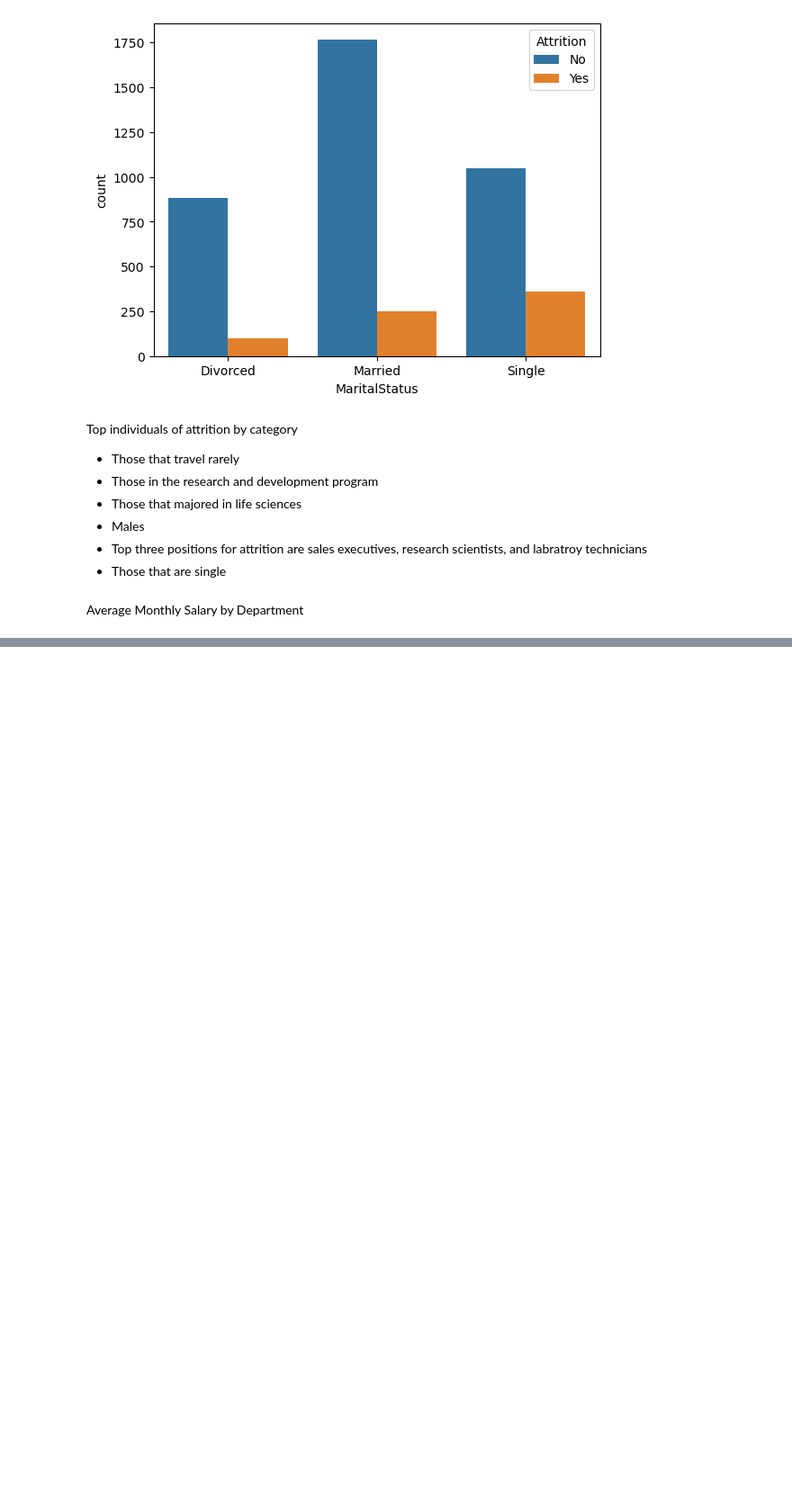
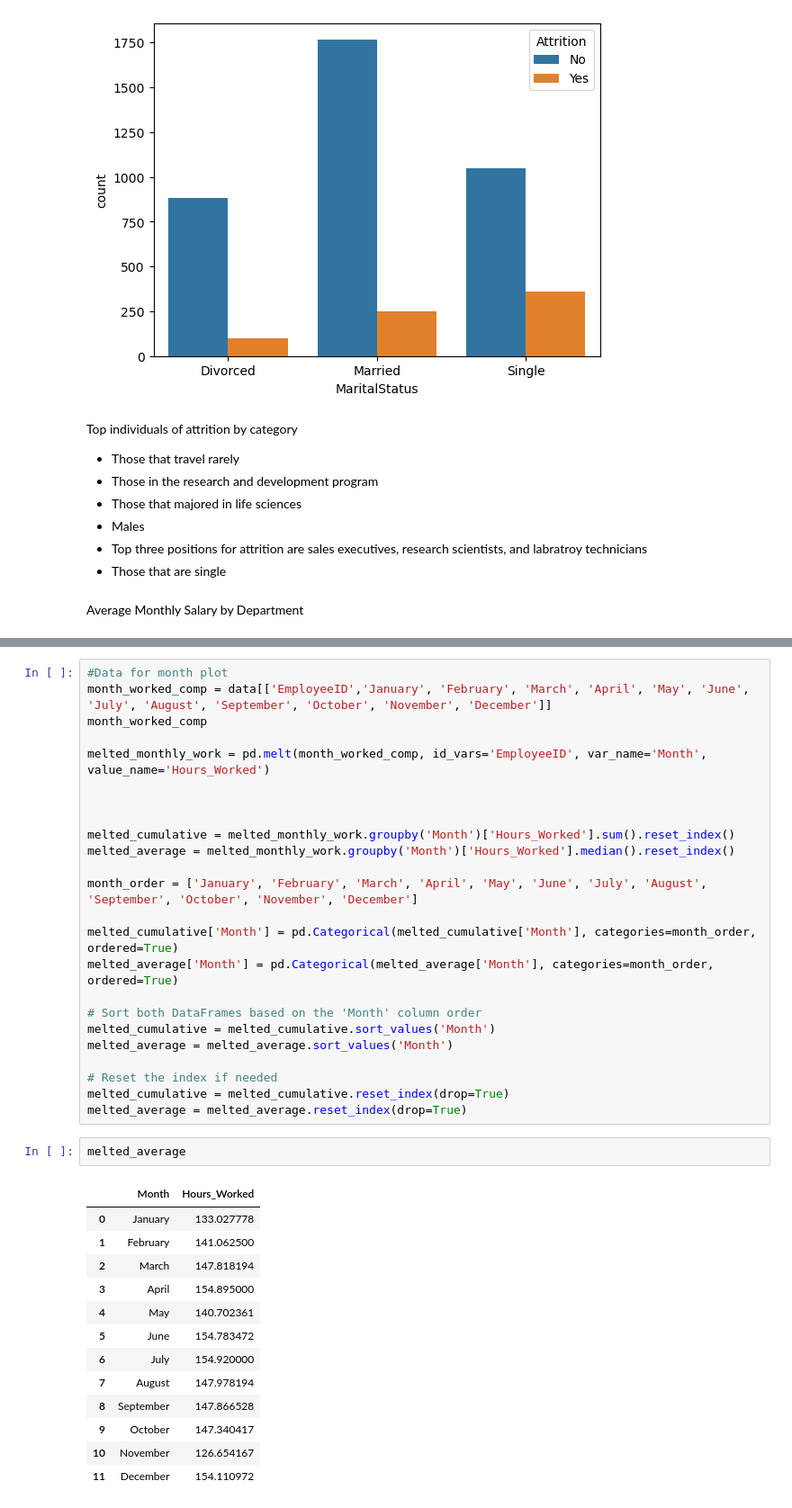
Before and after one commit to jguptil1/Portfolio-Projects, a Jupyter notebook: HR Case Study/HRProjectEDA.ipynb, the cells around one changed output, grey strips where cells are left out. Shown at 90% size. Saved outputs shown, nothing was run; the diff lists cells and outputs as text; blank space fills up the shorter version.

```diff
--- a/HR Case Study/HRProjectEDA.ipynb
+++ b/HR Case Study/HRProjectEDA.ipynb
@@ -141,0 +156,40 @@ plt.show()
+# %%
+#Data for month plot
+month_worked_comp = data[['EmployeeID','January', 'February', 'March', 'April', 'May', 'June', 'July', 'August', 'September', 'October', 'November', 'December']]
+month_worked_comp
+
+melted_monthly_work = pd.melt(month_worked_comp, id_vars='EmployeeID', var_name='Month', value_name='Hours_Worked')
+
+
+
+melted_cumulative = melted_monthly_work.groupby('Month')['Hours_Worked'].sum().reset_index()
+melted_average = melted_monthly_work.groupby('Month')['Hours_Worked'].median().reset_index()
+
+month_order = ['January', 'February', 'March', 'April', 'May', 'June', 'July', 'August', 'September', 'October', 'November', 'December']
+
+melted_cumulative['Month'] = pd.Categorical(melted_cumulative['Month'], categories=month_order, ordered=True)
+melted_average['Month'] = pd.Categorical(melted_average['Month'], categories=month_order, ordered=True)
+
+# Sort both DataFrames based on the 'Month' column order
+melted_cumulative = melted_cumulative.sort_values('Month')
+melted_average = melted_average.sort_values('Month')
+
+# Reset the index if needed
+melted_cumulative = melted_cumulative.reset_index(drop=True)
+melted_average = melted_average.reset_index(drop=True)
+# %%
+melted_average
+# %% [output]
+|  | Month | Hours_Worked |
+| 0 | January | 133.027778 |
+| 1 | February | 141.062500 |
+| 2 | March | 147.818194 |
+| 3 | April | 154.895000 |
+| 4 | May | 140.702361 |
+| 5 | June | 154.783472 |
+| 6 | July | 154.920000 |
+| 7 | August | 147.978194 |
+| 8 | September | 147.866528 |
+| 9 | October | 147.340417 |
+| 10 | November | 126.654167 |
+| 11 | December | 154.110972 |
```
Also changed, not shown: parts of 5 cells of this notebook.
